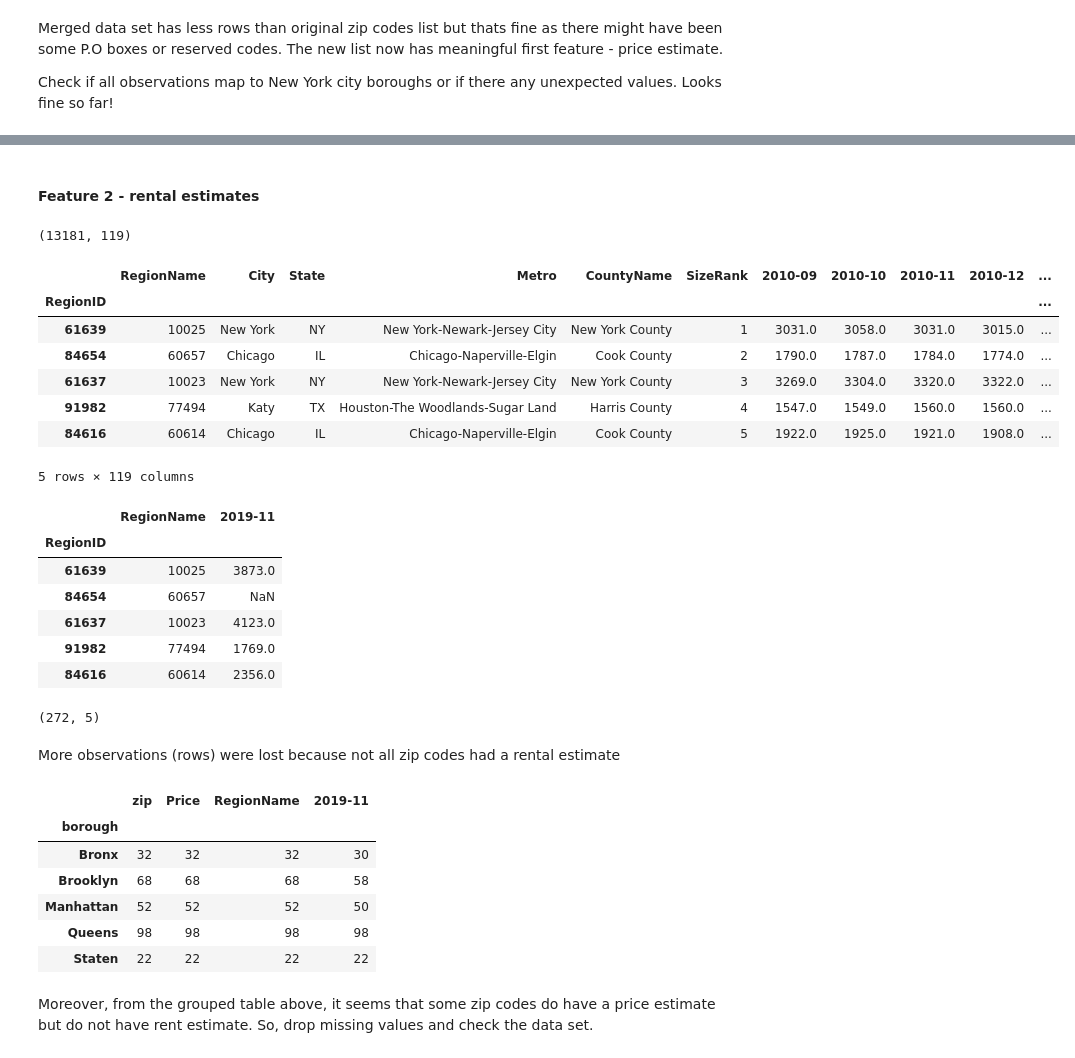
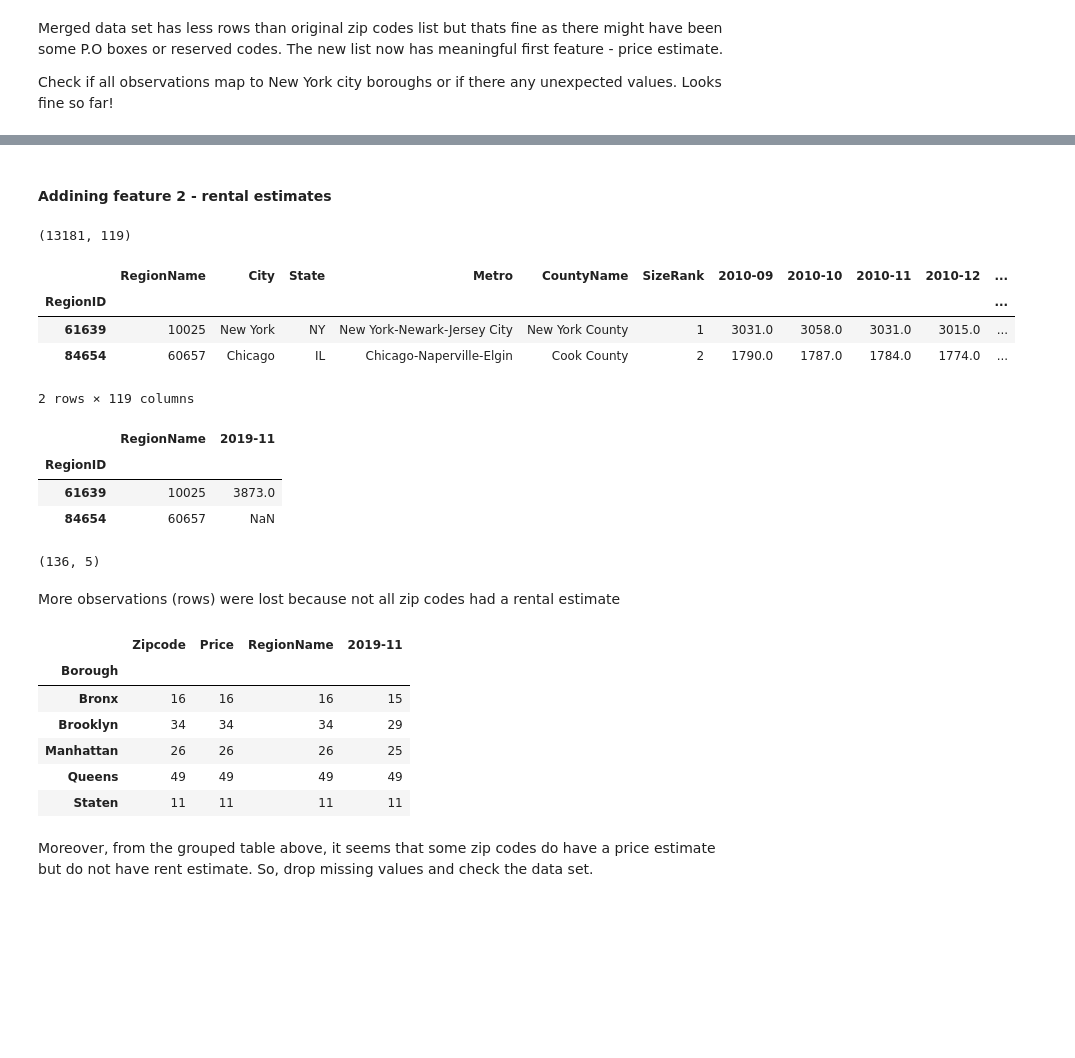
Before and after one commit to allaccountstaken/predicting_urban_home_values, a Jupyter notebook: Predicting Home Values Using Venues.ipynb, the cells around one changed output, grey strips where cells are left out. Saved outputs shown, nothing was run; the diff lists cells and outputs as text; code cells hidden in the pictures; blank space fills up the shorter version.

```diff
--- a/Predicting Home Values Using Venues.ipynb
+++ b/Predicting Home Values Using Venues.ipynb
@@ -124,5 +114,5 @@ df_nyc_prices.head()
 # %% [markdown]
-#### Feature 2 - rental estimates
+#### Addining feature 2 - rental estimates
 # %%
 df_rents=pd.read_csv('condo_rentals.csv', index_col = 0)
 # %%
@@ -130,45 +120,39 @@ df_rents.shape
 # %% [output]
 (13181, 119)
 # %%
-df_rents.head()
+df_rents.head(2)
 # %% [output]
 |  | RegionName | City | State | Metro | CountyName | SizeRank | 2010-09 | 2010-10 | 2010-11 | 2010-12 | ... |
 | RegionID |  |  |  |  |  |  |  |  |  |  | ... |
 | 61639 | 10025 | New York | NY | New York-Newark-Jersey City | New York County | 1 | 3031.0 | 3058.0 | 3031.0 | 3015.0 | ... |
 | 84654 | 60657 | Chicago | IL | Chicago-Naperville-Elgin | Cook County | 2 | 1790.0 | 1787.0 | 1784.0 | 1774.0 | ... |
-| 61637 | 10023 | New York | NY | New York-Newark-Jersey City | New York County | 3 | 3269.0 | 3304.0 | 3320.0 | 3322.0 | ... |
-| 91982 | 77494 | Katy | TX | Houston-The Woodlands-Sugar Land | Harris County | 4 | 1547.0 | 1549.0 | 1560.0 | 1560.0 | ... |
-| 84616 | 60614 | Chicago | IL | Chicago-Naperville-Elgin | Cook County | 5 | 1922.0 | 1925.0 | 1921.0 | 1908.0 | ... |
-5 rows × 119 columns
+2 rows × 119 columns
 # %%
 # Only need relevant price, say 2019-11-30, and RegionName (zipcode), plus Metro for checks
 df_rents.drop(df_rents.columns.difference(['RegionName', '2019-11']), 1, inplace=True)
 # %%
-df_rents.head()
+df_rents.head(2)
 # %% [output]
 |  | RegionName | 2019-11 |
 | RegionID |  |  |
 | 61639 | 10025 | 3873.0 |
 | 84654 | 60657 | NaN |
-| 61637 | 10023 | 4123.0 |
-| 91982 | 77494 | 1769.0 |
-| 84616 | 60614 | 2356.0 |
 # %%
-df_nyc_prices_rents = df_nyc_prices.merge(df_rents, left_on='zip', right_on='RegionName')
+df_nyc_prices_rents = df_nyc_prices.merge(df_rents, left_on='Zipcode', right_on='RegionName')
 df_nyc_prices_rents.shape
 # %% [output]
-(272, 5)
+(136, 5)
 # %% [markdown]
 More observations (rows) were lost because not all zip codes had a rental estimate
 # %%
-df_nyc_prices_rents.groupby('borough').count()
+df_nyc_prices_rents.groupby('Borough').count()
 # %% [output]
-|  | zip | Price | RegionName | 2019-11 |
-| borough |  |  |  |  |
-| Bronx | 32 | 32 | 32 | 30 |
-| Brooklyn | 68 | 68 | 68 | 58 |
-| Manhattan | 52 | 52 | 52 | 50 |
-| Queens | 98 | 98 | 98 | 98 |
-| Staten | 22 | 22 | 22 | 22 |
+|  | Zipcode | Price | RegionName | 2019-11 |
+| Borough |  |  |  |  |
+| Bronx | 16 | 16 | 16 | 15 |
+| Brooklyn | 34 | 34 | 34 | 29 |
+| Manhattan | 26 | 26 | 26 | 25 |
+| Queens | 49 | 49 | 49 | 49 |
+| Staten | 11 | 11 | 11 | 11 |
 # %% [markdown]
 Moreover, from the grouped table above, it seems that some zip codes do have a price estimate but do not have rent estimate. So, drop missing values and check the data set.
```
Also changed, not shown: parts of 48 cells of this notebook, 3 other files.
